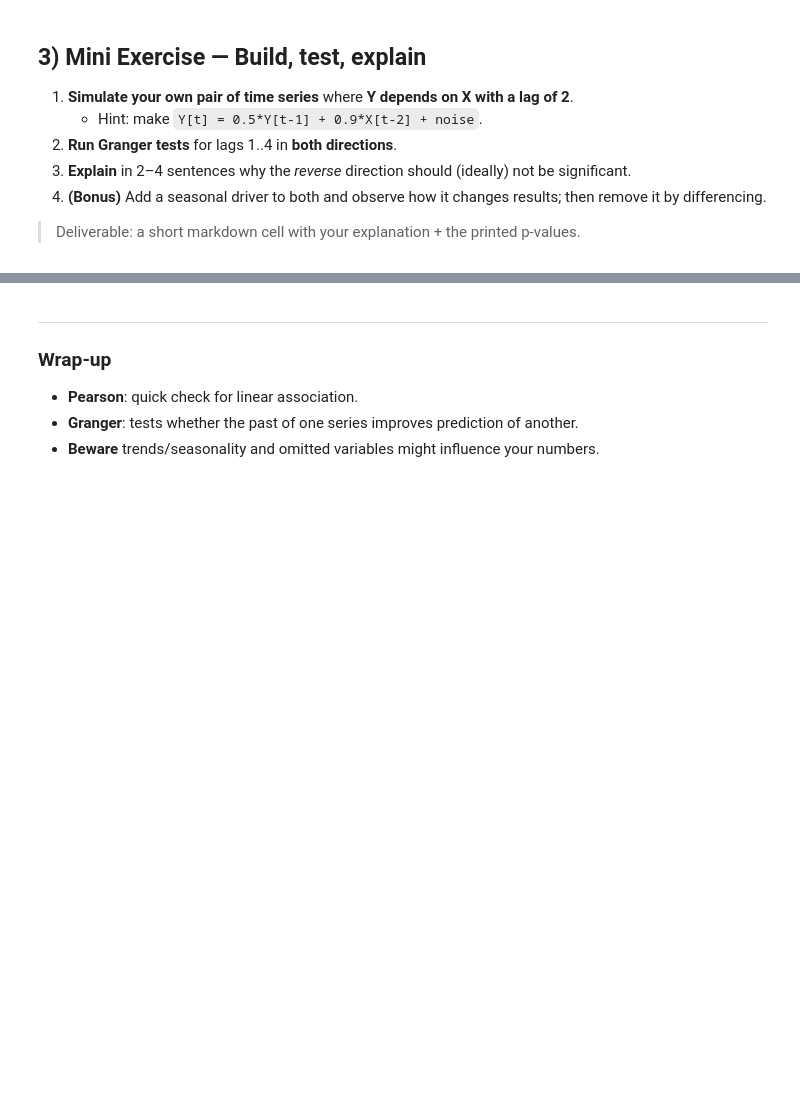
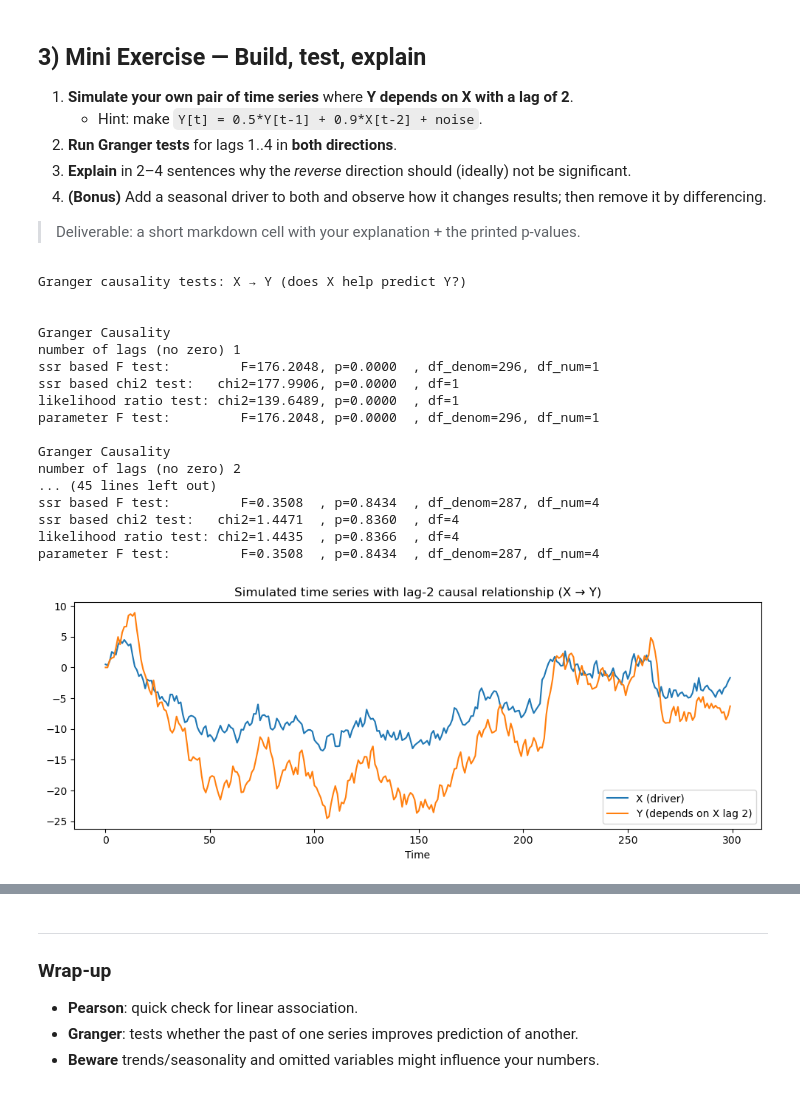
Before and after one commit to krishna8399/inference-and-causality-week2, a Jupyter notebook: notebooks/5_InferenceAndCausality_Week2_CorrelationVsCausation.ipynb, the cells around one changed output, grey strips where cells are left out. Drawn from its saved outputs; the diff is of its cells as text; code cells hidden in the pictures; blank space fills up the shorter version.

Commit message:
completed all notebooks
only left the fisherInformation one

```diff
--- a/notebooks/5_InferenceAndCausality_Week2_CorrelationVsCausation.ipynb
+++ b/notebooks/5_InferenceAndCausality_Week2_CorrelationVsCausation.ipynb
@@ -147,3 +172,82 @@ for lag in range(1, maxlag+1):
 > Deliverable: a short markdown cell with your explanation + the printed p-values.
 # %%
 # Your answer goes here.
+
+# Mini Exercise 3 — Build, test, explain
+import numpy as np
+import pandas as pd
+import matplotlib.pyplot as plt
+from statsmodels.tsa.stattools import grangercausalitytests
+
+np.random.seed(42)
+
+# --- 1. Simulate data ---
+n = 300
+noise_x = np.random.normal(0, 1, n)
+noise_y = np.random.normal(0, 1, n)
+
+# independent driver X
+X = np.cumsum(noise_x)   # random walk-like driver
+
+# dependent variable Y (depends on X with lag=2)
+Y = np.zeros(n)
+for t in range(2, n):
+    Y[t] = 0.5 * Y[t-1] + 0.9 * X[t-2] + noise_y[t]
+
+# create DataFrame
+data = pd.DataFrame({'X': X, 'Y': Y})
+
+# --- 2. Granger causality tests ---
+print("Granger causality tests: X → Y (does X help predict Y?)\n")
+granger_xy = grangercausalitytests(data[['Y','X']], maxlag=4, verbose=True)
+
+print("\nGranger causality tests: Y → X (reverse direction)\n")
+granger_yx = grangercausalitytests(data[['X','Y']], maxlag=4, verbose=True)
+
+# --- 3. Plot for visualization ---
+plt.figure(figsize=(10,4))
+plt.plot(data['X'], label="X (driver)")
+plt.plot(data['Y'], label="Y (depends on X lag 2)")
+plt.title("Simulated time series with lag-2 causal relationship (X → Y)")
+plt.xlabel("Time")
+plt.legend()
+plt.tight_layout()
+plt.show()
+
+# --- 4. BONUS: add a seasonal driver and observe effect ---
+season = 2 * np.sin(np.linspace(0, 6*np.pi, n))
+data['X_season'] = X + season
+data['Y_season'] = Y + season
+
+print("\nBONUS: Granger test with seasonal driver (can create false correlation)\n")
+granger_season = grangercausalitytests(data[['Y_season','X_season']], maxlag=4, verbose=False)
+for lag in range(1,5):
+    pval = granger_season[lag][0]['ssr_ftest'][1]
+    print(f"Lag {lag} p-value (with season): {pval:.4f}")
+
+# Remove seasonality by differencing
+diffed = data[['X_season','Y_season']].diff().dropna()
+print("\nAfter differencing (seasonality removed):\n")
+granger_diff = grangercausalitytests(diffed[['Y_season','X_season']], maxlag=4, verbose=False)
+for lag in range(1,5):
+    pval = granger_diff[lag][0]['ssr_ftest'][1]
+    print(f"Lag {lag} p-value (differenced): {pval:.4f}")
+# %% [output]
+Granger causality tests: X → Y (does X help predict Y?)
+
+
+Granger Causality
+number of lags (no zero) 1
+ssr based F test:         F=176.2048, p=0.0000  , df_denom=296, df_num=1
+ssr based chi2 test:   chi2=177.9906, p=0.0000  , df=1
+likelihood ratio test: chi2=139.6489, p=0.0000  , df=1
+parameter F test:         F=176.2048, p=0.0000  , df_denom=296, df_num=1
+
+Granger Causality
+number of lags (no zero) 2
+... (45 lines left out)
+ssr based F test:         F=0.3508  , p=0.8434  , df_denom=287, df_num=4
+ssr based chi2 test:   chi2=1.4471  , p=0.8360  , df=4
+likelihood ratio test: chi2=1.4435  , p=0.8366  , df=4
+parameter F test:         F=0.3508  , p=0.8434  , df_denom=287, df_num=4
+[figure, added]
```
Also changed, not shown: parts of 8 cells of this notebook, 3 other files.
